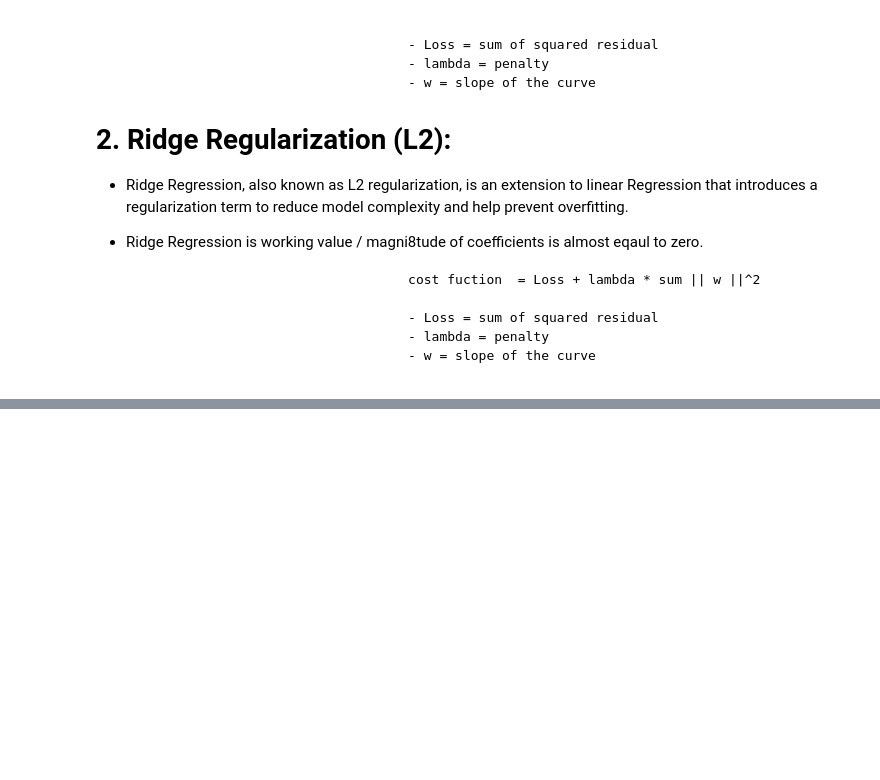
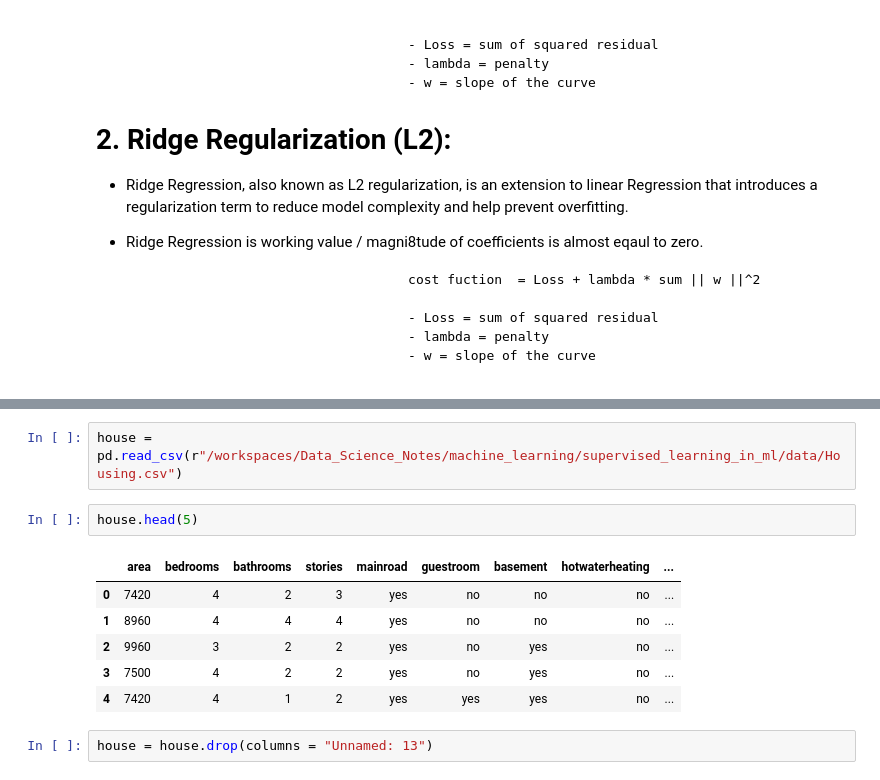
Before and after one commit to sanjay-r-0508/Data_Science_Notes, a Jupyter notebook: machine_learning/supervised_learning_in_ml/cost_function.ipynb, the cells around one changed output, grey strips where cells are left out. Saved outputs shown, nothing was run; the diff lists cells and outputs as text; blank space fills up the shorter version.

```diff
--- a/machine_learning/supervised_learning_in_ml/cost_function.ipynb
+++ b/machine_learning/supervised_learning_in_ml/cost_function.ipynb
@@ -66,0 +74,13 @@ A multi-class classification cost function is used in the classification problem
+# %%
+house = pd.read_csv(r"/workspaces/Data_Science_Notes/machine_learning/supervised_learning_in_ml/data/Housing.csv")
+# %%
+house.head(5)
+# %% [output]
+|  | area | bedrooms | bathrooms | stories | mainroad | guestroom | basement | hotwaterheating | ... |
+| 0 | 7420 | 4 | 2 | 3 | yes | no | no | no | ... |
+| 1 | 8960 | 4 | 4 | 4 | yes | no | no | no | ... |
+| 2 | 9960 | 3 | 2 | 2 | yes | no | yes | no | ... |
+| 3 | 7500 | 4 | 2 | 2 | yes | no | yes | no | ... |
+| 4 | 7420 | 4 | 1 | 2 | yes | yes | yes | no | ... |
+# %%
+house = house.drop(columns = "Unnamed: 13")
```
Also changed, not shown: parts of 18 cells of this notebook, 1 other file.
